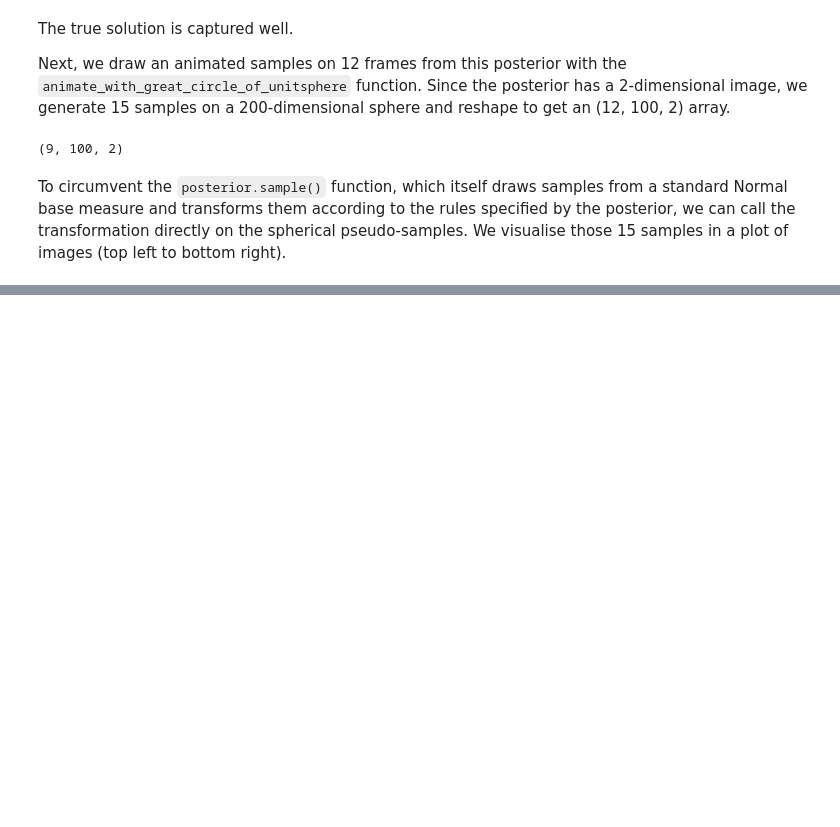
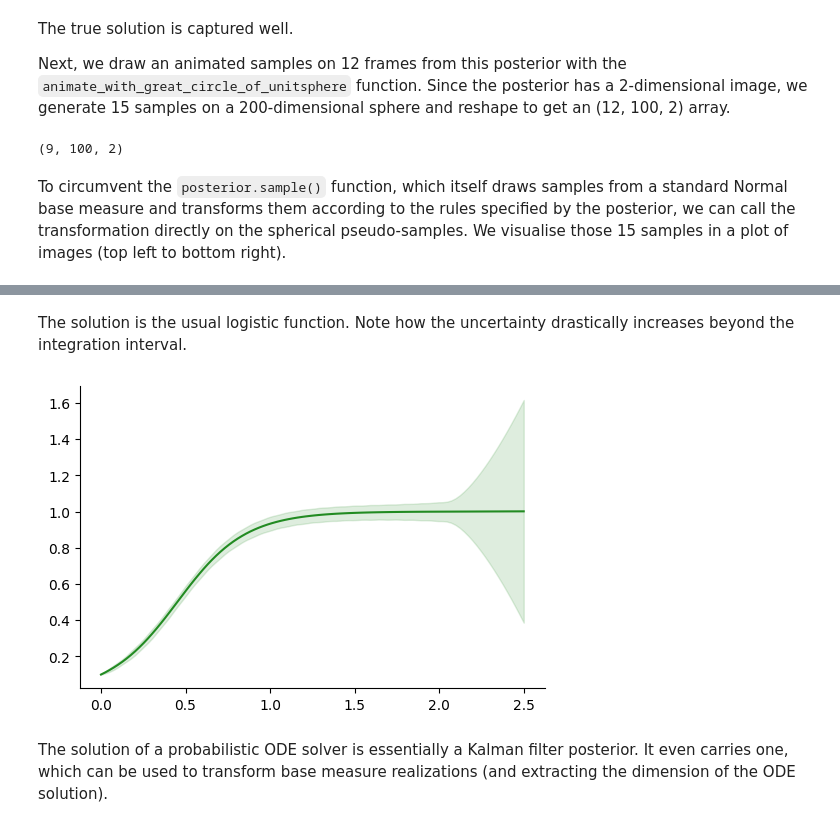
Before and after one commit to probabilistic-numerics/probnum-evaluation, a Jupyter notebook: docs/source/tutorials/animate_gauss_markov_posterior.ipynb, the cells around one changed output, grey strips where cells are left out. Saved outputs shown, nothing was run; the diff lists cells and outputs as text; code cells hidden in the pictures; blank space fills up the shorter version.

```diff
--- a/docs/source/tutorials/animate_gauss_markov_posterior.ipynb
+++ b/docs/source/tutorials/animate_gauss_markov_posterior.ipynb
@@ -75,0 +78,29 @@ The same functionality can be used to animate samples from an ODE solution. Note
+# %%
+def f(t, x):
+    return 5*x*(1-x)
+
+y0 = np.array([0.1])
+t0, tmax=0., 2.
+# %%
+sol = pn.diffeq.probsolve_ivp(f, t0, tmax, y0, adaptive=False, step=0.1, algo_order=1)
+
+# Some extrapolation to visualize uncertainty
+t = np.linspace(t0, tmax + 0.5, 100)
+solution = sol(t)
+mean = solution.mean[:, 0]
+std = solution.std[:, 0]
+# %% [markdown]
+The solution is the usual logistic function. Note how the uncertainty drastically increases beyond the integration interval.
+# %%
+fig, ax = plt.subplots(dpi=100)
+
+ax.spines['right'].set_visible(False)
+ax.spines['top'].set_visible(False)
+
+ax.plot(t, mean, color="forestgreen")
+ax.fill_between(t, mean - 3*std, mean + 3*std, alpha=0.15, color="forestgreen")
+plt.show()
+# %% [output]
+[figure, added]
+# %% [markdown]
+The solution of a probabilistic ODE solver is essentially a Kalman filter posterior. It even carries one, which can be used to transform base measure realizations (and extracting the dimension of the ODE solution).
```
Also changed, not shown: parts of 9 cells of this notebook.
